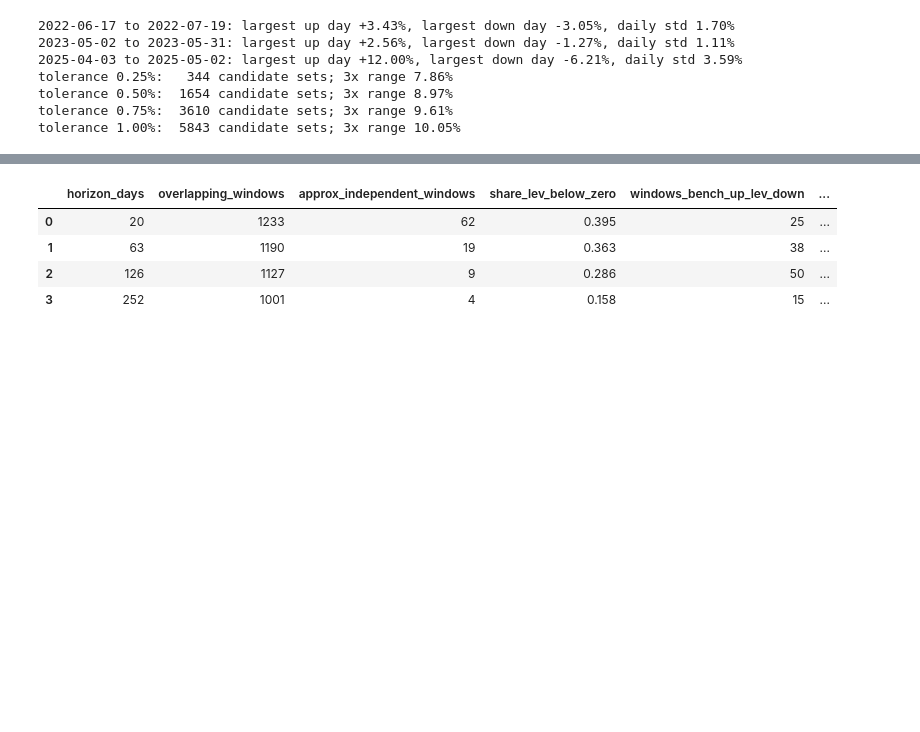
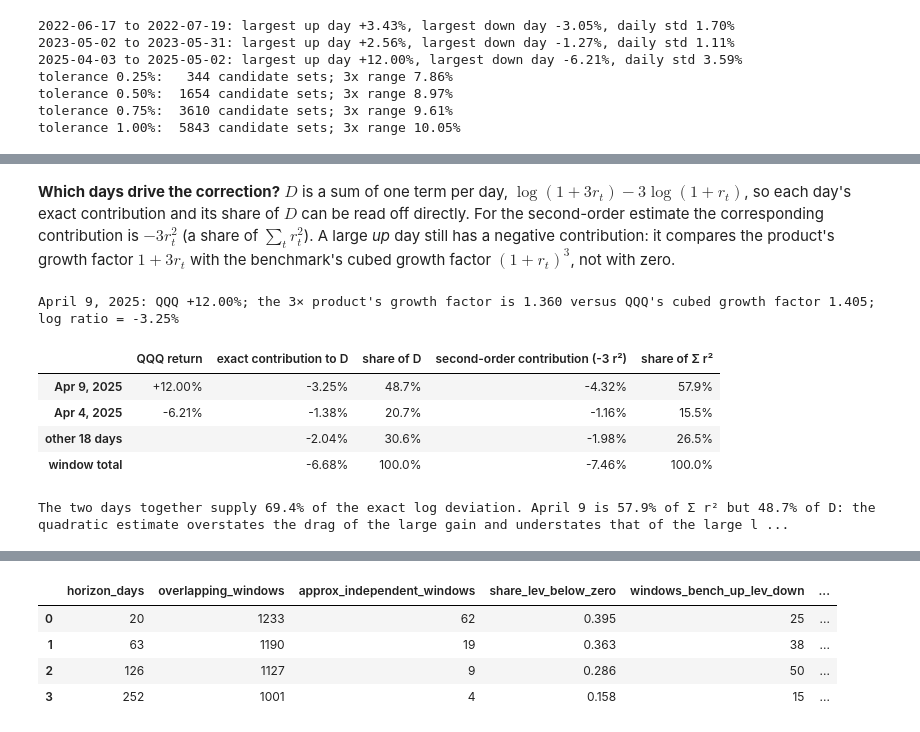
Before and after one commit to dvirross/leveraged-etf-compounding, a Jupyter notebook: notebooks/leveraged-etf-empirical-analysis.ipynb, the cells around one changed output, grey strips where cells are left out. Cells and saved outputs as stored; diff of their text form; code cells hidden in the pictures; blank space fills up the shorter version.

```diff
--- a/notebooks/leveraged-etf-empirical-analysis.ipynb
+++ b/notebooks/leveraged-etf-empirical-analysis.ipynb
@@ -148,0 +164,19 @@ tolerance 1.00%:  5843 candidate sets; 3x range 10.05%
+# %%
+dec = emp.decompose_windows(close["QQQ"], m.windows)
+assert (dec.n_returns == MATCH_HORIZON).all()                 # exactly 20 daily returns per window
+assert dec.reconstruction_error.abs().max() < 1e-12           # naive + benefit + correction reproduces the idealized return exactly
+
+pp = lambda s: (100 * s)                                      # percentage points of return
+tbl = pd.DataFrame({
+    "window": [f"{b:%Y-%m-%d} to {e:%Y-%m-%d}" for b, e in zip(dec.base_date, dec.end_date)],
+    "QQQ return R (%)": pp(dec.bench_return), "naive 3×  (pp)": pp(dec.naive_return), "compounding benefit (pp)": pp(dec.compounding_benefit),
+    "volatility correction (pp)": pp(dec.volatility_correction), "idealized 3× (%)": pp(dec.lev_return),
+    "net vs naive (pp)": pp(dec.net_vs_naive), "reconstruction error": dec.reconstruction_error})
+display(tbl.style.format({c: "{:+.2f}" for c in tbl.columns[1:-1]} | {"reconstruction error": "{:.1e}"}).hide(axis="index"))
+
+g = dec.set_index("window")
+gap = g.lev_return.iloc[1] - g.lev_return.iloc[2]; corr_gap = g.volatility_correction.iloc[1] - g.volatility_correction.iloc[2]
+print(f"2023 vs 2025: idealized 3× results differ by {100 * gap:.2f} pp; the difference between the volatility corrections is {100 * corr_gap:.2f} pp "
+      f"({corr_gap / gap:.0%}); the remaining {100 * (gap - corr_gap):.2f} pp comes from the slightly different QQQ returns "
+      f"({100 * g.bench_return.iloc[1]:.2f}% vs {100 * g.bench_return.iloc[2]:.2f}%) and the naive and compounding terms that depend on them.")
+print("This is an accounting statement within the decomposition, not a causal estimate.")
@@ -148,0 +206,29 @@ tolerance 1.00%:  5843 candidate sets; 3x range 10.05%
+# %% [markdown]
+**Which days drive the correction?** $D$ is a sum of one term per day, $\log(1+3r_t)-3\log(1+r_t)$, so each day's exact contribution and its share of $D$ can be read off directly. For the second-order estimate the corresponding contribution is $-3r_t^2$ (a share of $\sum_t r_t^2$). A large *up* day still has a negative contribution: it compares the product's growth factor $1+3r_t$ with the benchmark's cubed growth factor $(1+r_t)^3$, not with zero.
+# %%
+days = emp.daily_contributions(close["QQQ"], m.windows)
+d3 = days[days.window == 3].set_index("date")
+assert abs(d3.contribution_D.sum() - dec.D_exact.iloc[2]) < 1e-12          # the daily terms add up to the exact D
+
+a9, a4 = d3.loc["2025-04-09"], d3.loc["2025-04-04"]
+print(f"April 9, 2025: QQQ {a9.r:+.2%}; the 3× product's growth factor is {a9.growth_factor_levered:.3f} versus QQQ's cubed growth factor {a9.growth_factor_cubed:.3f}; "
+      f"log ratio = {a9.contribution_D:+.2%}")
+rest = d3.drop(index=[a9.name, a4.name])
+tab = pd.DataFrame({
+    "QQQ return": [a9.r, a4.r, np.nan, np.nan],
+    "exact contribution to D": [a9.contribution_D, a4.contribution_D, rest.contribution_D.sum(), d3.contribution_D.sum()],
+    "share of D": [a9.share_of_D, a4.share_of_D, rest.share_of_D.sum(), d3.share_of_D.sum()],
+    "second-order contribution (-3 r²)": [a9.second_order_contribution, a4.second_order_contribution, rest.second_order_contribution.sum(), d3.second_order_contribution.sum()],
+    "share of Σ r²": [a9.share_of_sum_sq, a4.share_of_sum_sq, rest.share_of_sum_sq.sum(), d3.share_of_sum_sq.sum()]},
+    index=["Apr 9, 2025", "Apr 4, 2025", f"other {len(rest)} days", "window total"])
+display(tab.style.format({"QQQ return": "{:+.2%}", "exact contribution to D": "{:+.2%}", "share of D": "{:.1%}", "second-order contribution (-3 r²)": "{:+.2%}", "share of Σ r²": "{:.1%}"}, na_rep=""))
+print(f"The two days together supply {a9.share_of_D + a4.share_of_D:.1%} of the exact log deviation. April 9 is {a9.share_of_sum_sq:.1%} of Σ r² but {a9.share_of_D:.1%} of D: "
+      "the quadratic estimate overstates the drag of the large gain and understates that of the large loss (cubic term +8 r³ for 3× leverage).")
+# %% [output]
+April 9, 2025: QQQ +12.00%; the 3× product's growth factor is 1.360 versus QQQ's cubed growth factor 1.405; log ratio = -3.25%
+|  | QQQ return | exact contribution to D | share of D | second-order contribution (-3 r²) | share of Σ r² |
+| Apr 9, 2025 | +12.00% | -3.25% | 48.7% | -4.32% | 57.9% |
+| Apr 4, 2025 | -6.21% | -1.38% | 20.7% | -1.16% | 15.5% |
+| other 18 days |  | -2.04% | 30.6% | -1.98% | 26.5% |
+| window total |  | -6.68% | 100.0% | -7.46% | 100.0% |
+The two days together supply 69.4% of the exact log deviation. April 9 is 57.9% of Σ r² but 48.7% of D: the quadratic estimate overstates the drag of the large gain and understates that of the large l ...
```
Also changed, not shown: parts of 13 cells of this notebook, 12 other files.
